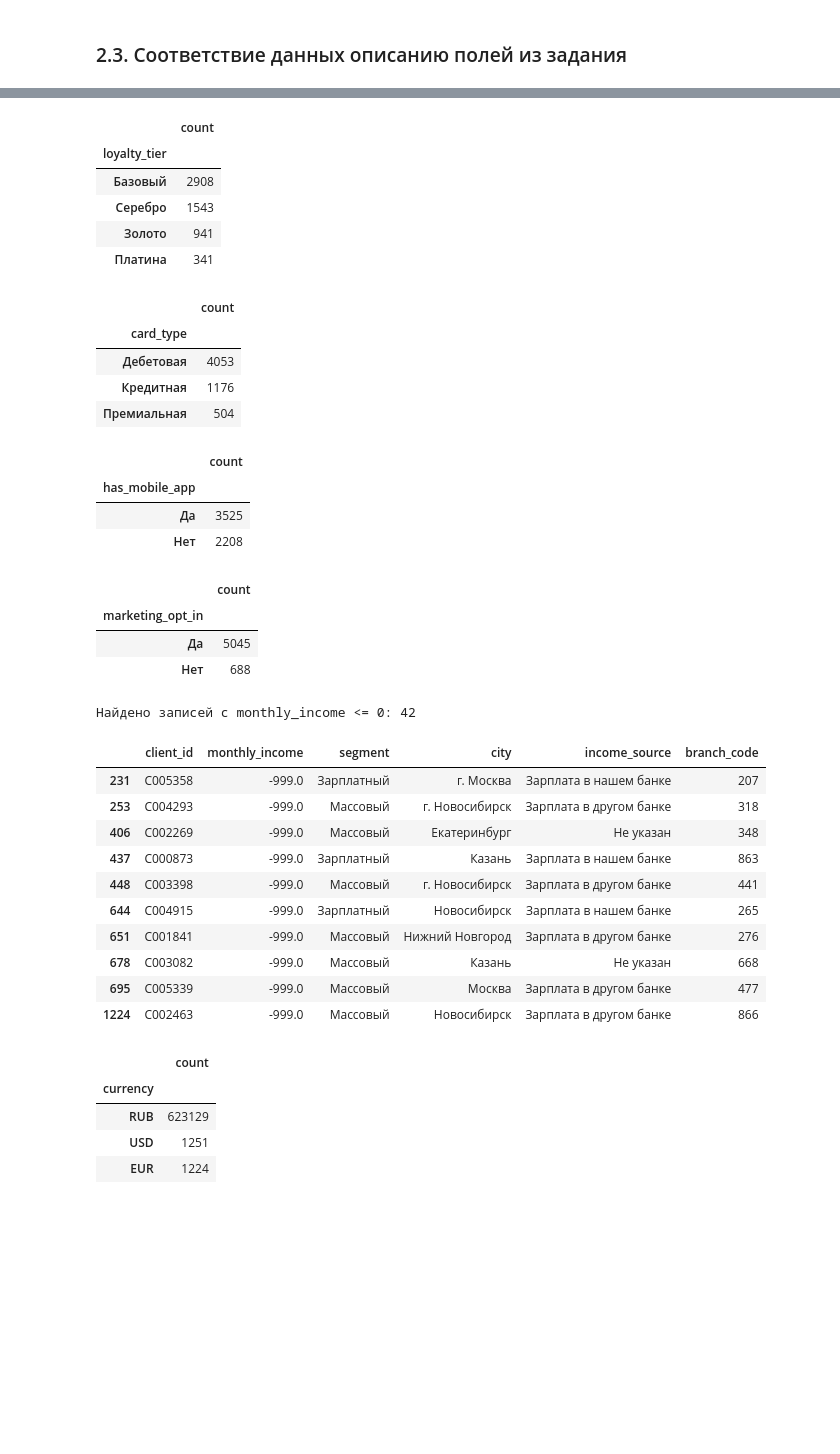
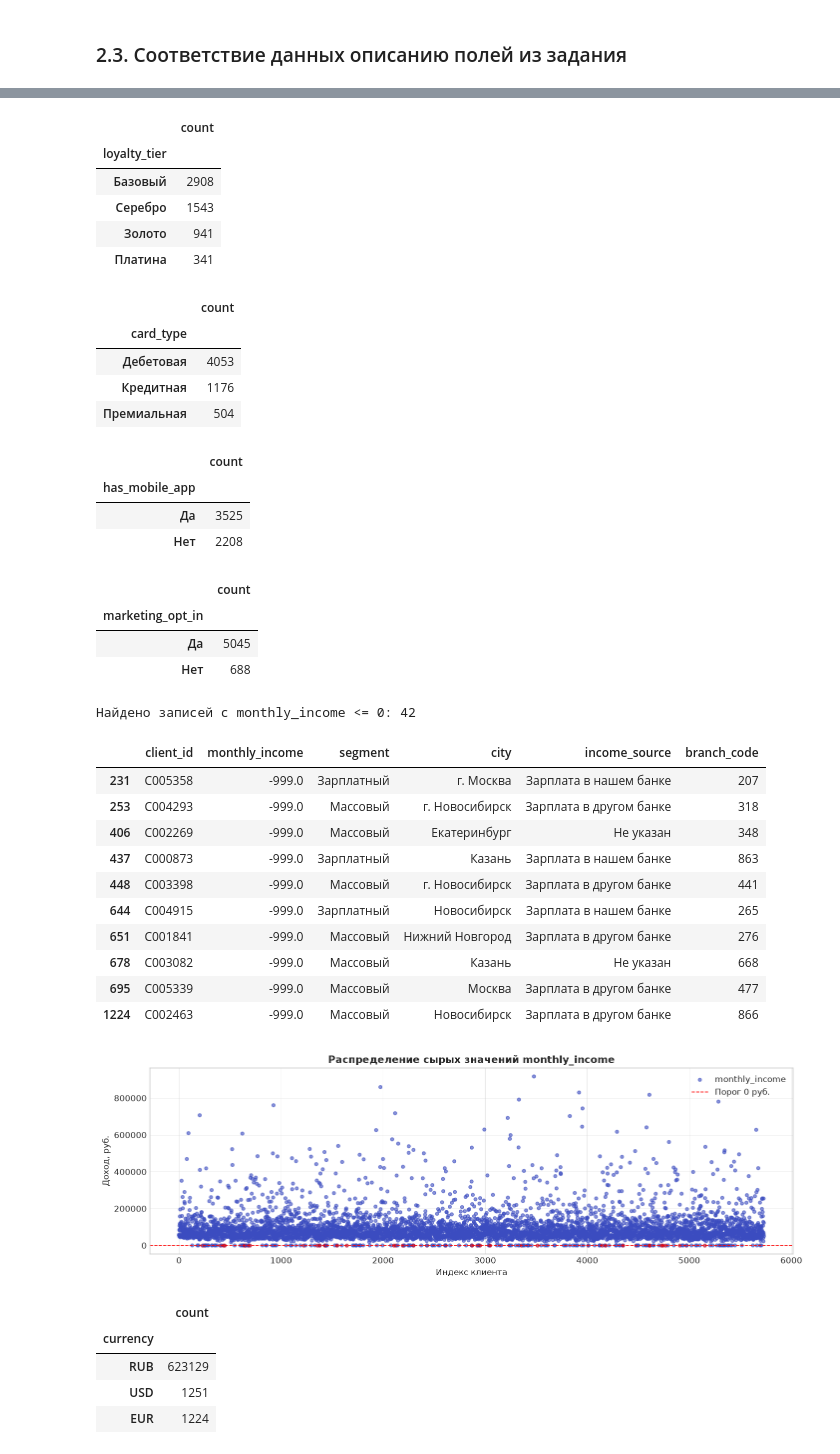
Before and after one commit to fnkb108/Dzidzenka_Mikita_Lab1, a Jupyter notebook: 01_analysis.ipynb, the cells around one changed output, grey strips where cells are left out. Saved outputs shown, nothing was run; the diff lists cells and outputs as text; code cells hidden in the pictures; blank space fills up the shorter version.

```diff
--- a/01_analysis.ipynb
+++ b/01_analysis.ipynb
@@ -164,16 +154,24 @@ for col in CLIENTS_CATEGORICAL_COLS:
 invalid_income = df_clients_raw[df_clients_raw['monthly_income'] < 0]
 
 print(f'Найдено записей с monthly_income <= 0: {len(invalid_income)}')
-display(
-    invalid_income[[
-        'client_id',
-        'monthly_income',
-        'segment',
-        'city',
-        'income_source',
-        'branch_code',
-    ]].head(10)
+display(invalid_income[['client_id', 'monthly_income', 'segment', 'city', 'income_source', 'branch_code']].head(10))
+
+plt.figure(figsize=(12, 4))
+plt.scatter(
+    df_clients_raw.index,
+    df_clients_raw['monthly_income'],
+    alpha=0.6,
+    s=15,
+    c=df_clients_raw['monthly_income'] < 0,
+    cmap='coolwarm',
+    label='monthly_income'
 )
+plt.axhline(0, color='red', linestyle='--', linewidth=1, label='Порог 0 руб.')
+plt.title('Распределение сырых значений monthly_income', fontsize=12, fontweight='bold')
+plt.xlabel('Индекс клиента')
+plt.ylabel('Доход, руб.')
+plt.legend()
+plt.tight_layout()
 # %% [output]
 |  | count |
 | gender |  |
@@ -208,33 +206,34 @@ display(
 | loyalty_tier |  |
 | Базовый | 2908 |
 | Серебро | 1543 |
 | Золото | 941 |
 | Платина | 341 |
 |  | count |
 | card_type |  |
 | Дебетовая | 4053 |
 | Кредитная | 1176 |
 | Премиальная | 504 |
 |  | count |
 | has_mobile_app |  |
 | Да | 3525 |
 | Нет | 2208 |
 |  | count |
 | marketing_opt_in |  |
 | Да | 5045 |
 | Нет | 688 |
 Найдено записей с monthly_income <= 0: 42
 |  | client_id | monthly_income | segment | city | income_source | branch_code |
 | 231 | C005358 | -999.0 | Зарплатный | г. Москва | Зарплата в нашем банке | 207 |
 | 253 | C004293 | -999.0 | Массовый | г. Новосибирск | Зарплата в другом банке | 318 |
 | 406 | C002269 | -999.0 | Массовый | Екатеринбург | Не указан | 348 |
 | 437 | C000873 | -999.0 | Зарплатный | Казань | Зарплата в нашем банке | 863 |
 | 448 | C003398 | -999.0 | Массовый | г. Новосибирск | Зарплата в другом банке | 441 |
 | 644 | C004915 | -999.0 | Зарплатный | Новосибирск | Зарплата в нашем банке | 265 |
 | 651 | C001841 | -999.0 | Массовый | Нижний Новгород | Зарплата в другом банке | 276 |
 | 678 | C003082 | -999.0 | Массовый | Казань | Не указан | 668 |
 | 695 | C005339 | -999.0 | Массовый | Москва | Зарплата в другом банке | 477 |
 | 1224 | C002463 | -999.0 | Массовый | Новосибирск | Зарплата в другом банке | 866 |
+[figure, added]
 # %%
 TXN_CATEGORICAL_COLS = ['currency', 'category', 'channel', 'status']
 
```
Also changed, not shown: parts of 24 cells of this notebook.
